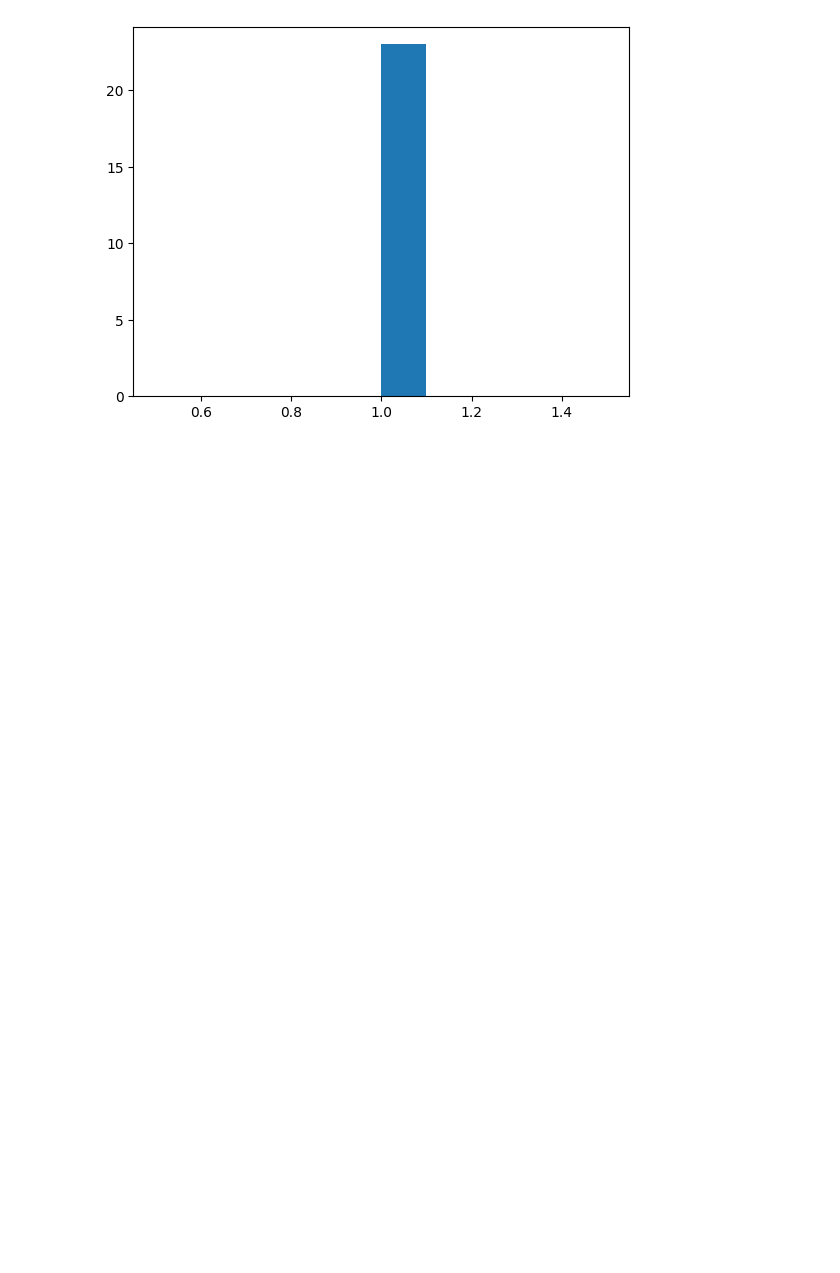
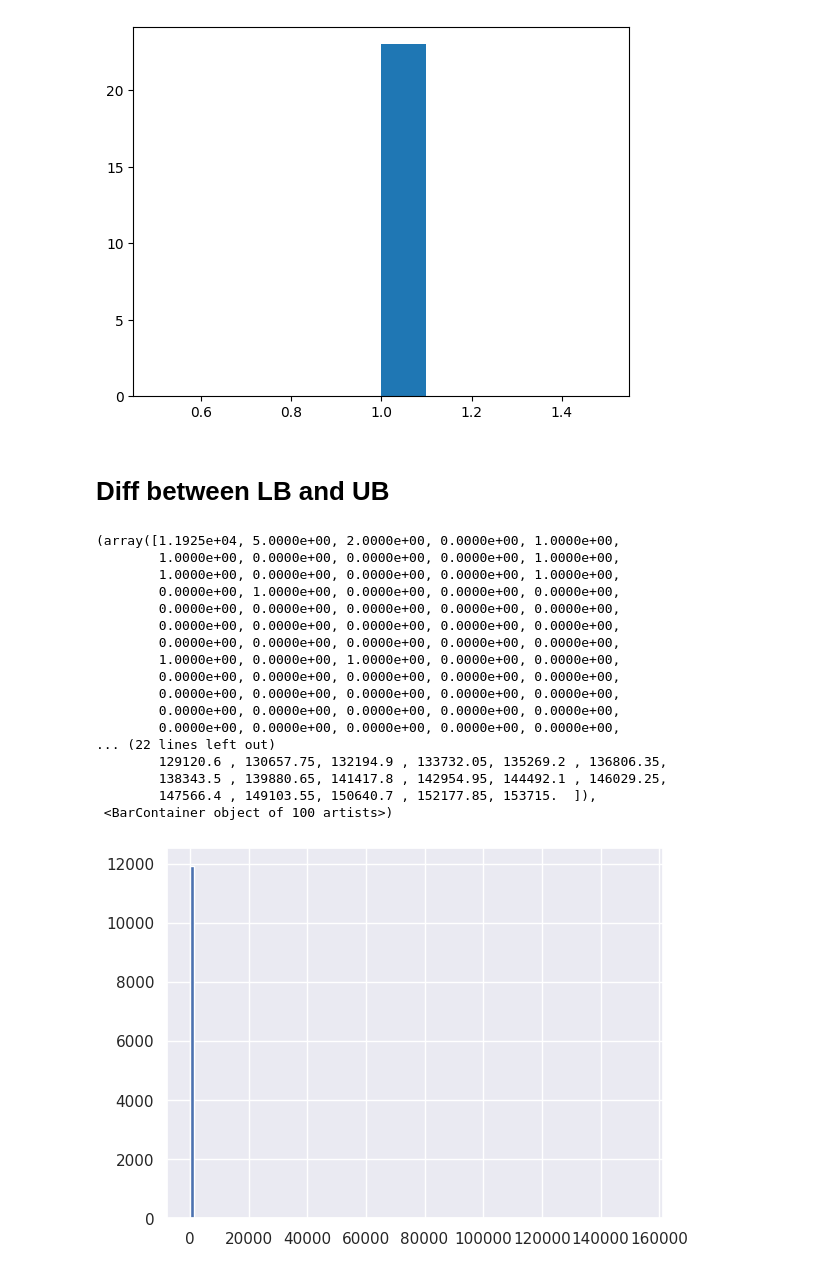
Before and after one commit to elgroselj/FAS, a Jupyter notebook: playground/visualize_chars.ipynb, the cells around one changed output. Cells and saved outputs as stored; diff of their text form; code cells hidden in the pictures; blank space fills up the shorter version.

Commit message:
Some new columns and visualizations

```diff
--- a/playground/visualize_chars.ipynb
+++ b/playground/visualize_chars.ipynb
@@ -181,3 +182,31 @@ np.mean(vals), len(vals)
 # %% [output]
 (1.0, 23)
 [figure]
+# %% [markdown]
+# Diff between LB and UB
+# %%
+df = pd.read_csv("../gap_UB_diverses_nonodes_sols_4_3_2_1_components.csv")
+# %%
+df["interval"] = df["UB"] - df["LB"]
+# %%
+# plt.yscale("log")
+plt.hist(df["interval"],bins = 100)
+# %% [output]
+(array([1.1925e+04, 5.0000e+00, 2.0000e+00, 0.0000e+00, 1.0000e+00,
+        1.0000e+00, 0.0000e+00, 0.0000e+00, 0.0000e+00, 1.0000e+00,
+        1.0000e+00, 0.0000e+00, 0.0000e+00, 0.0000e+00, 1.0000e+00,
+        0.0000e+00, 1.0000e+00, 0.0000e+00, 0.0000e+00, 0.0000e+00,
+        0.0000e+00, 0.0000e+00, 0.0000e+00, 0.0000e+00, 0.0000e+00,
+        0.0000e+00, 0.0000e+00, 0.0000e+00, 0.0000e+00, 0.0000e+00,
+        0.0000e+00, 0.0000e+00, 0.0000e+00, 0.0000e+00, 0.0000e+00,
+        1.0000e+00, 0.0000e+00, 1.0000e+00, 0.0000e+00, 0.0000e+00,
+        0.0000e+00, 0.0000e+00, 0.0000e+00, 0.0000e+00, 0.0000e+00,
+        0.0000e+00, 0.0000e+00, 0.0000e+00, 0.0000e+00, 0.0000e+00,
+        0.0000e+00, 0.0000e+00, 0.0000e+00, 0.0000e+00, 0.0000e+00,
+        0.0000e+00, 0.0000e+00, 0.0000e+00, 0.0000e+00, 0.0000e+00,
+... (22 lines left out)
+        129120.6 , 130657.75, 132194.9 , 133732.05, 135269.2 , 136806.35,
+        138343.5 , 139880.65, 141417.8 , 142954.95, 144492.1 , 146029.25,
+        147566.4 , 149103.55, 150640.7 , 152177.85, 153715.  ]),
+ <BarContainer object of 100 artists>)
+[figure, added]
```
Also changed, not shown: parts of 9 cells of this notebook, 4 other files.
